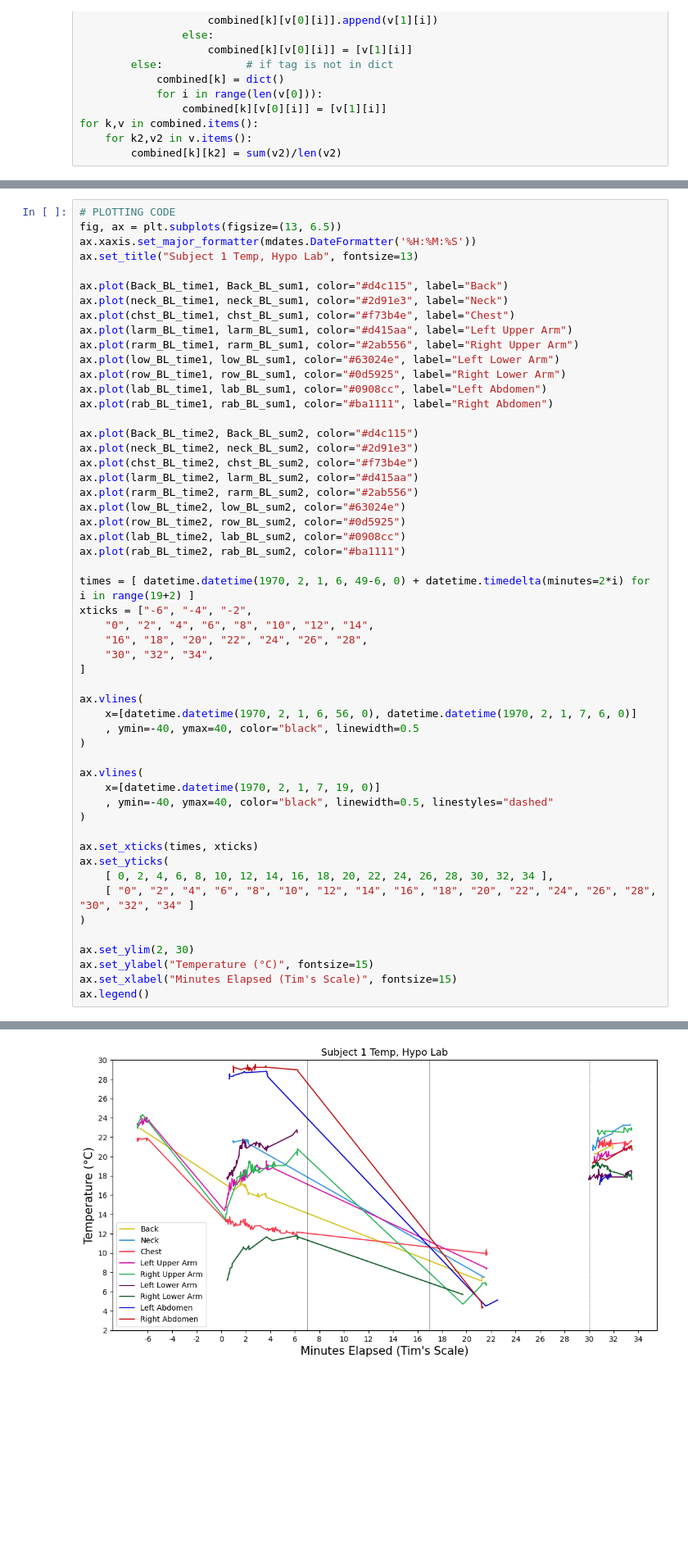
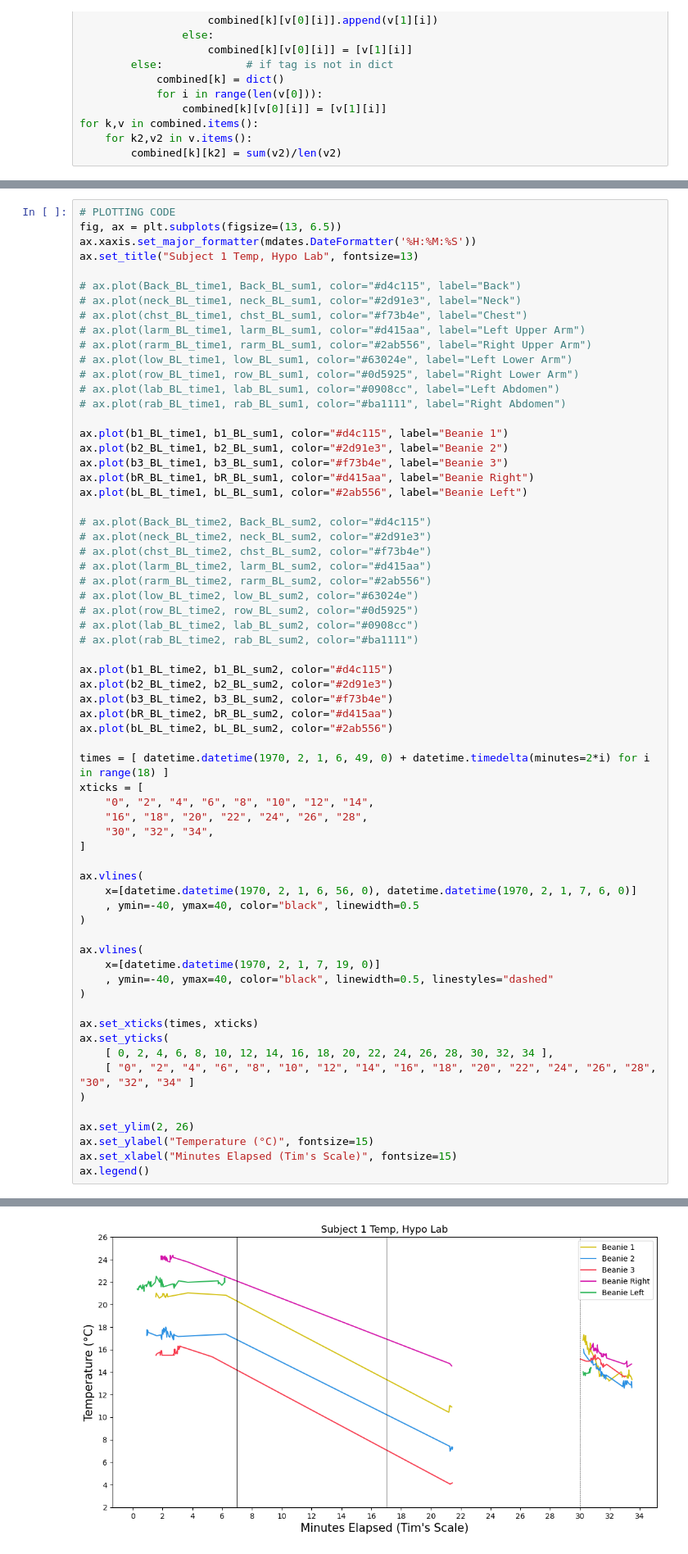
Before and after one commit to trevorcmit/RFID_Multireader, a Jupyter notebook: MWTC_elapsed.ipynb, the cells around one changed output, grey strips where cells are left out. Shown: that part at 82% size. Cells and saved outputs as stored; diff of their text form; blank space fills up the shorter version.

Commit message:
v10 app; making beanie graphs

```diff
--- a/MWTC_elapsed.ipynb
+++ b/MWTC_elapsed.ipynb
@@ -283,53 +287,65 @@ fig, ax = plt.subplots(figsize=(13, 6.5))
 ax.xaxis.set_major_formatter(mdates.DateFormatter('%H:%M:%S'))
 ax.set_title("Subject 1 Temp, Hypo Lab", fontsize=13)
 
-ax.plot(Back_BL_time1, Back_BL_sum1, color="#d4c115", label="Back")
-ax.plot(neck_BL_time1, neck_BL_sum1, color="#2d91e3", label="Neck")
-ax.plot(chst_BL_time1, chst_BL_sum1, color="#f73b4e", label="Chest")
-ax.plot(larm_BL_time1, larm_BL_sum1, color="#d415aa", label="Left Upper Arm")
-ax.plot(rarm_BL_time1, rarm_BL_sum1, color="#2ab556", label="Right Upper Arm")
-ax.plot(low_BL_time1, low_BL_sum1, color="#63024e", label="Left Lower Arm")
-ax.plot(row_BL_time1, row_BL_sum1, color="#0d5925", label="Right Lower Arm")
-ax.plot(lab_BL_time1, lab_BL_sum1, color="#0908cc", label="Left Abdomen")
-ax.plot(rab_BL_time1, rab_BL_sum1, color="#ba1111", label="Right Abdomen")
+# ax.plot(Back_BL_time1, Back_BL_sum1, color="#d4c115", label="Back")
+# ax.plot(neck_BL_time1, neck_BL_sum1, color="#2d91e3", label="Neck")
+# ax.plot(chst_BL_time1, chst_BL_sum1, color="#f73b4e", label="Chest")
+# ax.plot(larm_BL_time1, larm_BL_sum1, color="#d415aa", label="Left Upper Arm")
+# ax.plot(rarm_BL_time1, rarm_BL_sum1, color="#2ab556", label="Right Upper Arm")
+# ax.plot(low_BL_time1, low_BL_sum1, color="#63024e", label="Left Lower Arm")
+# ax.plot(row_BL_time1, row_BL_sum1, color="#0d5925", label="Right Lower Arm")
+# ax.plot(lab_BL_time1, lab_BL_sum1, color="#0908cc", label="Left Abdomen")
+# ax.plot(rab_BL_time1, rab_BL_sum1, color="#ba1111", label="Right Abdomen")
 
-ax.plot(Back_BL_time2, Back_BL_sum2, color="#d4c115")
-ax.plot(neck_BL_time2, neck_BL_sum2, color="#2d91e3")
-ax.plot(chst_BL_time2, chst_BL_sum2, color="#f73b4e")
-ax.plot(larm_BL_time2, larm_BL_sum2, color="#d415aa")
-ax.plot(rarm_BL_time2, rarm_BL_sum2, color="#2ab556")
-ax.plot(low_BL_time2, low_BL_sum2, color="#63024e")
-ax.plot(row_BL_time2, row_BL_sum2, color="#0d5925")
-ax.plot(lab_BL_time2, lab_BL_sum2, color="#0908cc")
-ax.plot(rab_BL_time2, rab_BL_sum2, color="#ba1111")
+ax.plot(b1_BL_time1, b1_BL_sum1, color="#d4c115", label="Beanie 1")
+ax.plot(b2_BL_time1, b2_BL_sum1, color="#2d91e3", label="Beanie 2")
+ax.plot(b3_BL_time1, b3_BL_sum1, color="#f73b4e", label="Beanie 3")
+ax.plot(bR_BL_time1, bR_BL_sum1, color="#d415aa", label="Beanie Right")
+ax.plot(bL_BL_time1, bL_BL_sum1, color="#2ab556", label="Beanie Left")
 
-times = [ datetime.datetime(1970, 2, 1, 6, 49-6, 0) + datetime.timedelta(minutes=2*i) for i in range(19+2) ]
-xticks = ["-6", "-4", "-2",
+# ax.plot(Back_BL_time2, Back_BL_sum2, color="#d4c115")
+# ax.plot(neck_BL_time2, neck_BL_sum2, color="#2d91e3")
+# ax.plot(chst_BL_time2, chst_BL_sum2, color="#f73b4e")
+# ax.plot(larm_BL_time2, larm_BL_sum2, color="#d415aa")
+# ax.plot(rarm_BL_time2, rarm_BL_sum2, color="#2ab556")
+# ax.plot(low_BL_time2, low_BL_sum2, color="#63024e")
+# ax.plot(row_BL_time2, row_BL_sum2, color="#0d5925")
+# ax.plot(lab_BL_time2, lab_BL_sum2, color="#0908cc")
+# ax.plot(rab_BL_time2, rab_BL_sum2, color="#ba1111")
+
+ax.plot(b1_BL_time2, b1_BL_sum2, color="#d4c115")
+ax.plot(b2_BL_time2, b2_BL_sum2, color="#2d91e3")
+ax.plot(b3_BL_time2, b3_BL_sum2, color="#f73b4e")
+ax.plot(bR_BL_time2, bR_BL_sum2, color="#d415aa")
+ax.plot(bL_BL_time2, bL_BL_sum2, color="#2ab556")
+
+times = [ datetime.datetime(1970, 2, 1, 6, 49, 0) + datetime.timedelta(minutes=2*i) for i in range(18) ]
+xticks = [
     "0", "2", "4", "6", "8", "10", "12", "14",
     "16", "18", "20", "22", "24", "26", "28",
     "30", "32", "34",
 ]
 
 ax.vlines(
     x=[datetime.datetime(1970, 2, 1, 6, 56, 0), datetime.datetime(1970, 2, 1, 7, 6, 0)]
     , ymin=-40, ymax=40, color="black", linewidth=0.5
 )
 
 ax.vlines(
     x=[datetime.datetime(1970, 2, 1, 7, 19, 0)]
     , ymin=-40, ymax=40, color="black", linewidth=0.5, linestyles="dashed"
 )
 
 ax.set_xticks(times, xticks)
 ax.set_yticks(
     [ 0, 2, 4, 6, 8, 10, 12, 14, 16, 18, 20, 22, 24, 26, 28, 30, 32, 34 ],
     [ "0", "2", "4", "6", "8", "10", "12", "14", "16", "18", "20", "22", "24", "26", "28", "30", "32", "34" ]
 )
 
-ax.set_ylim(2, 30)
+ax.set_ylim(2, 26)
 ax.set_ylabel("Temperature (°C)", fontsize=15)
 ax.set_xlabel("Minutes Elapsed (Tim's Scale)", fontsize=15)
 ax.legend()
 # %% [output]
 <matplotlib.legend.Legend at 0x...>
-[figure, old version]
+[figure, new version]
```
Also changed, not shown: parts of 1 cell of this notebook, 23 other files.
